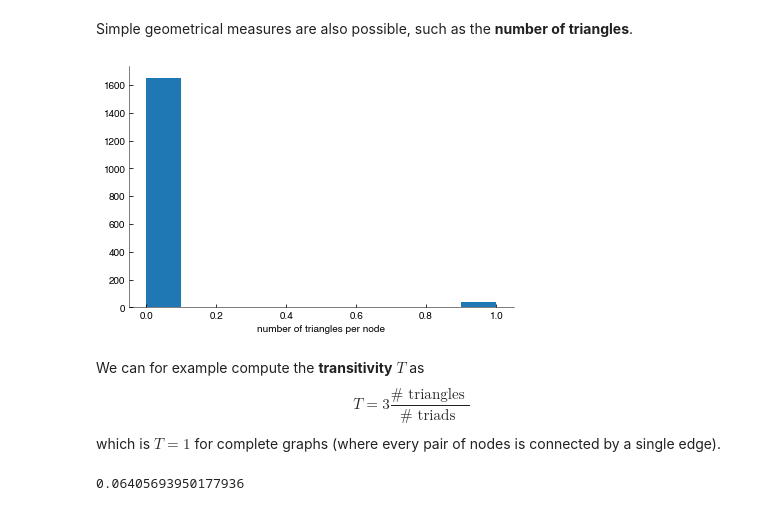
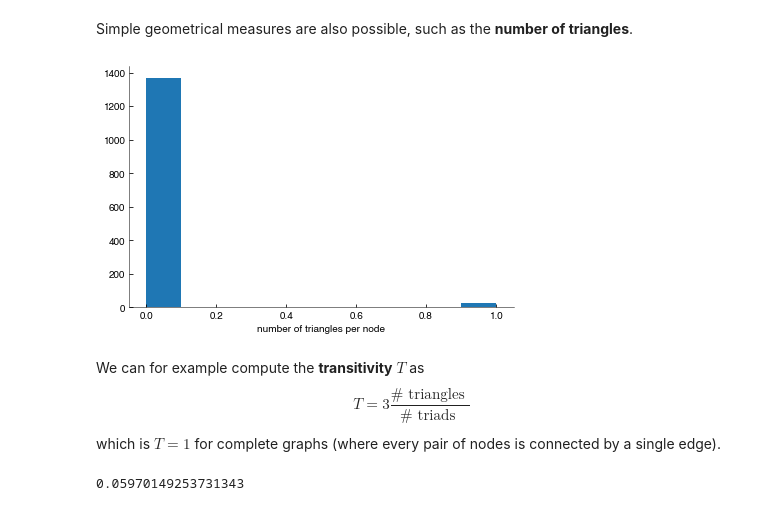
Before and after one commit to FTurci/canard-enchaine, a Jupyter notebook: Analysis.ipynb, the cells around one changed output. Saved outputs shown, nothing was run; the diff lists cells and outputs as text; code cells hidden in the pictures.

```diff
--- a/Analysis.ipynb
+++ b/Analysis.ipynb
@@ -210,3 +211,5 @@ mean 114.1870162433228
 std 53.1959160143887
 172.0
 [figure]
+# %%
+G = network.ContactNetwork(centres,contacts,percentile=95)
@@ -227,17 +226,17 @@ plt.hist(np.array(list(centrality.values()))*G.number_of_nodes());
 # %% [markdown]
 Simple geometrical measures are also possible, such as the **number of triangles**.
 # %%
-plt.hist(nx.triangles(G).values());
+plt.hist(nx.triangles(G.graph).values());
 plt.xlabel("number of triangles per node");
 # %% [output]
-[figure, old version]
+[figure, new version]
 # %% [markdown]
 We can for example compute the **transitivity** $T$ as
 $$T=3 \frac{\# \text { triangles }}{\# \text { triads }}$$
 which is $T=1$ for complete graphs (where every pair of nodes is connected by a single edge).
 # %%
-nx.transitivity(G)
+nx.transitivity(G.graph)
 # %% [output]
-0.06405693950177936
+0.05970149253731343
 # %% [markdown]
 ![figs/transitivity.png](figs/transitivity.png)
```
Also changed, not shown: parts of 8 cells of this notebook, 2 other files.
